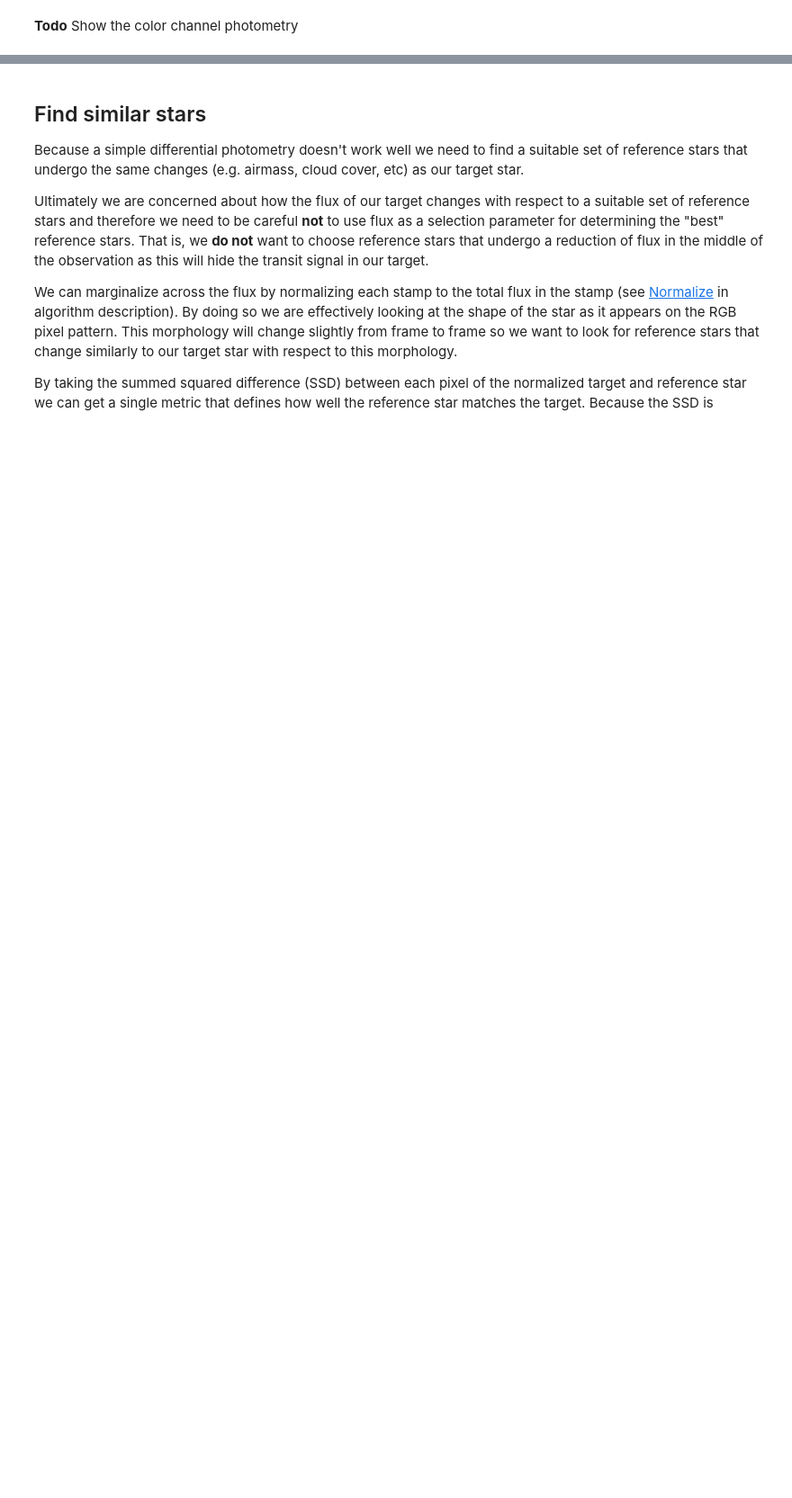
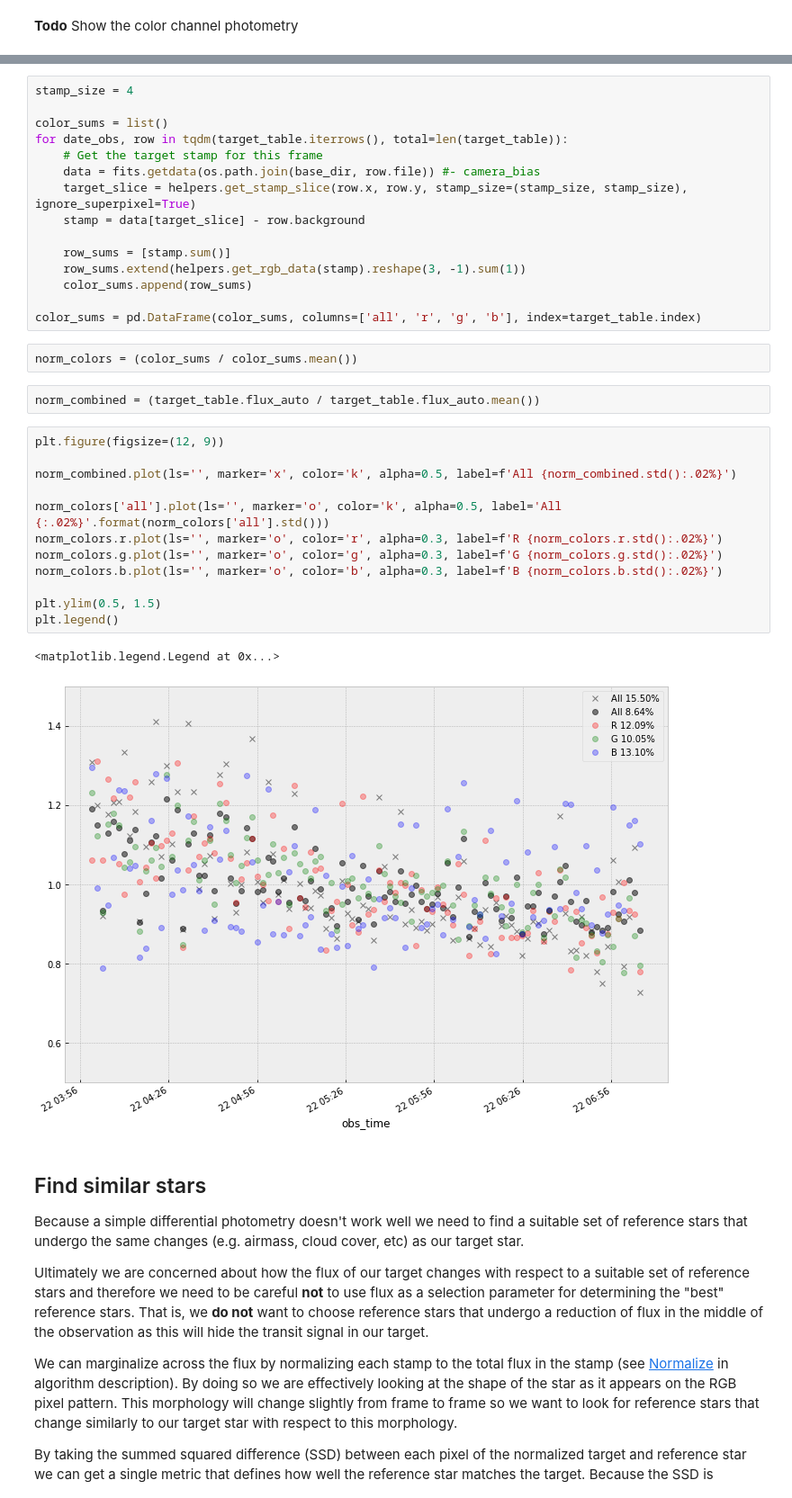
Before and after one commit to panoptes/panoptes-pipeline, a Jupyter notebook: notebooks/processing/Examine-Target.ipynb, the cells around one changed output, grey strips where cells are left out. Shown at 90% size. Cells and saved outputs as stored; diff of their text form; blank space fills up the shorter version.

```diff
--- a/notebooks/processing/Examine-Target.ipynb
+++ b/notebooks/processing/Examine-Target.ipynb
@@ -84,3 +76,37 @@ Text(0.5,1,'Simple Differential Photometry')
+# %%
+stamp_size = 4
+
+color_sums = list()
+for date_obs, row in tqdm(target_table.iterrows(), total=len(target_table)):
+    # Get the target stamp for this frame
+    data = fits.getdata(os.path.join(base_dir, row.file)) #- camera_bias
+    target_slice = helpers.get_stamp_slice(row.x, row.y, stamp_size=(stamp_size, stamp_size), ignore_superpixel=True)
+    stamp = data[target_slice] - row.background
+
+    row_sums = [stamp.sum()]
+    row_sums.extend(helpers.get_rgb_data(stamp).reshape(3, -1).sum(1))
+    color_sums.append(row_sums)
+
+color_sums = pd.DataFrame(color_sums, columns=['all', 'r', 'g', 'b'], index=target_table.index)
+# %%
+norm_colors = (color_sums / color_sums.mean())
+# %%
+norm_combined = (target_table.flux_auto / target_table.flux_auto.mean())
+# %%
+plt.figure(figsize=(12, 9))
+
+norm_combined.plot(ls='', marker='x', color='k', alpha=0.5, label=f'All {norm_combined.std():.02%}')
+
+norm_colors['all'].plot(ls='', marker='o', color='k', alpha=0.5, label='All {:.02%}'.format(norm_colors['all'].std()))
+norm_colors.r.plot(ls='', marker='o', color='r', alpha=0.3, label=f'R {norm_colors.r.std():.02%}')
+norm_colors.g.plot(ls='', marker='o', color='g', alpha=0.3, label=f'G {norm_colors.g.std():.02%}')
+norm_colors.b.plot(ls='', marker='o', color='b', alpha=0.3, label=f'B {norm_colors.b.std():.02%}')
+
+plt.ylim(0.5, 1.5)
+plt.legend()
+# %% [output]
+<matplotlib.legend.Legend at 0x...>
+[figure, added]
 # %% [markdown]
 ## Find similar stars
 
```
Also changed, not shown: parts of 9 cells of this notebook, 2 other files.
